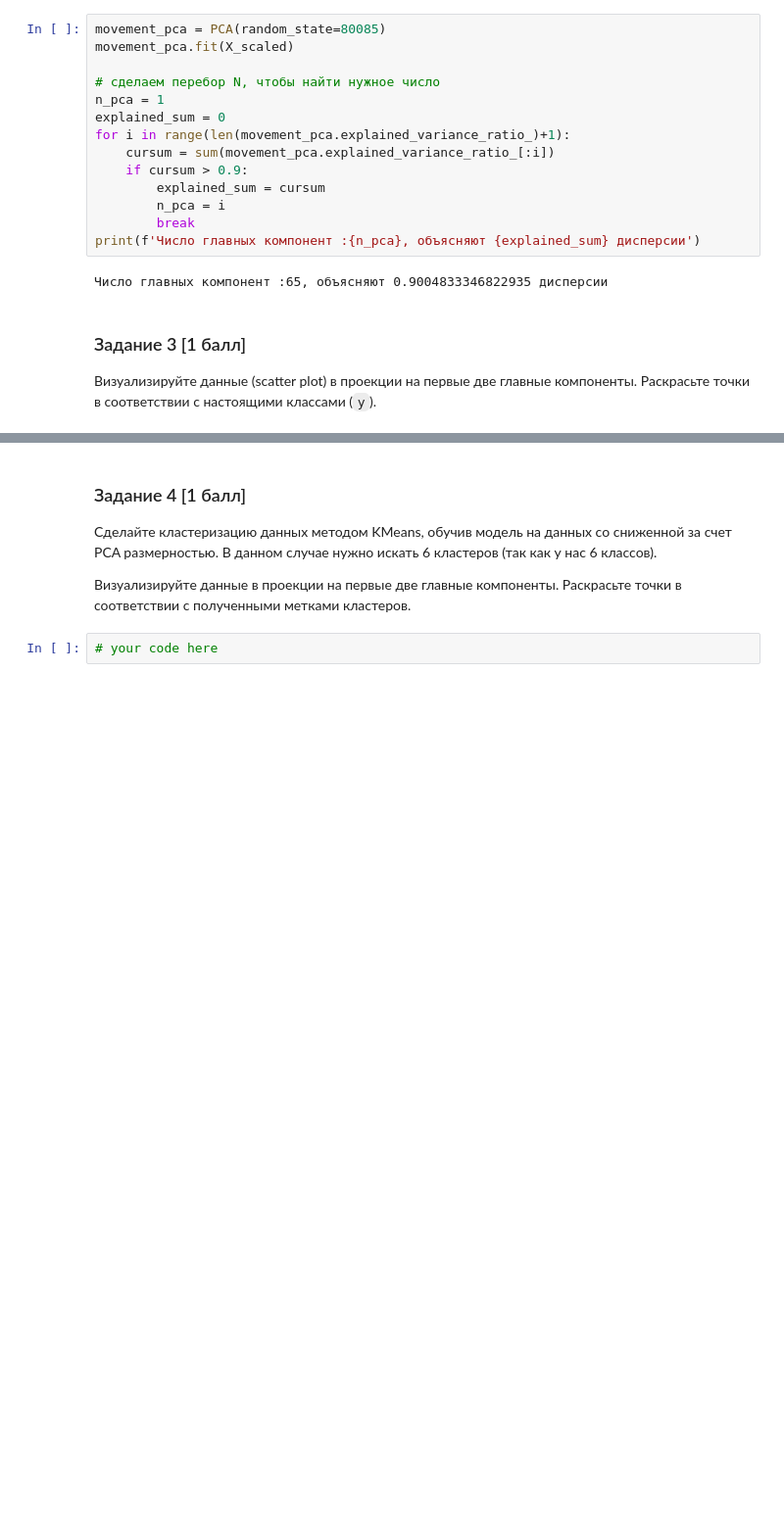
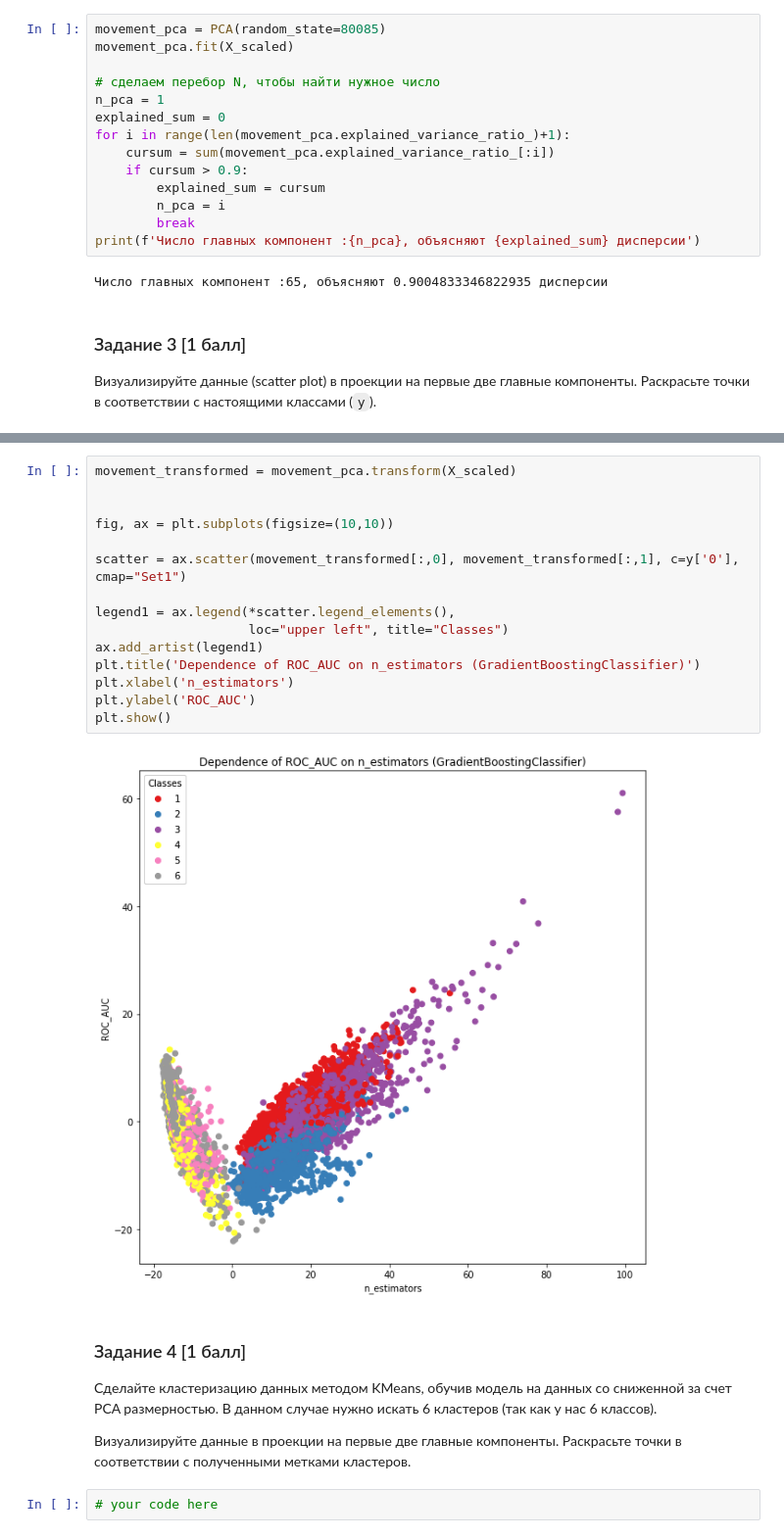
Before and after one commit to ksetdekov/ml_dpo_2021, a Jupyter notebook: hw/hw5/hw05.ipynb, the cells around one changed output, grey strips where cells are left out. Shown at 98% size. Saved outputs shown, nothing was run; the diff lists cells and outputs as text; blank space fills up the shorter version.

Commit message:
did plot

```diff
--- a/hw/hw5/hw05.ipynb
+++ b/hw/hw5/hw05.ipynb
@@ -485,3 +518,20 @@ print(f'Число главных компонент :{n_pca}, объясняю
+# %%
+movement_transformed = movement_pca.transform(X_scaled)
+
+
+fig, ax = plt.subplots(figsize=(10,10))
+
+scatter = ax.scatter(movement_transformed[:,0], movement_transformed[:,1], c=y['0'], cmap="Set1")
+
+legend1 = ax.legend(*scatter.legend_elements(),
+                    loc="upper left", title="Classes")
+ax.add_artist(legend1)
+plt.title('Dependence of ROC_AUC on n_estimators (GradientBoostingClassifier)')
+plt.xlabel('n_estimators')
+plt.ylabel('ROC_AUC')
+plt.show()
+# %% [output]
+[figure, added]
 # %% [markdown]
 ### Задание 4 [1 балл] <a id="task3_4"></a>
 
```
Also changed, not shown: parts of 4 cells of this notebook.
